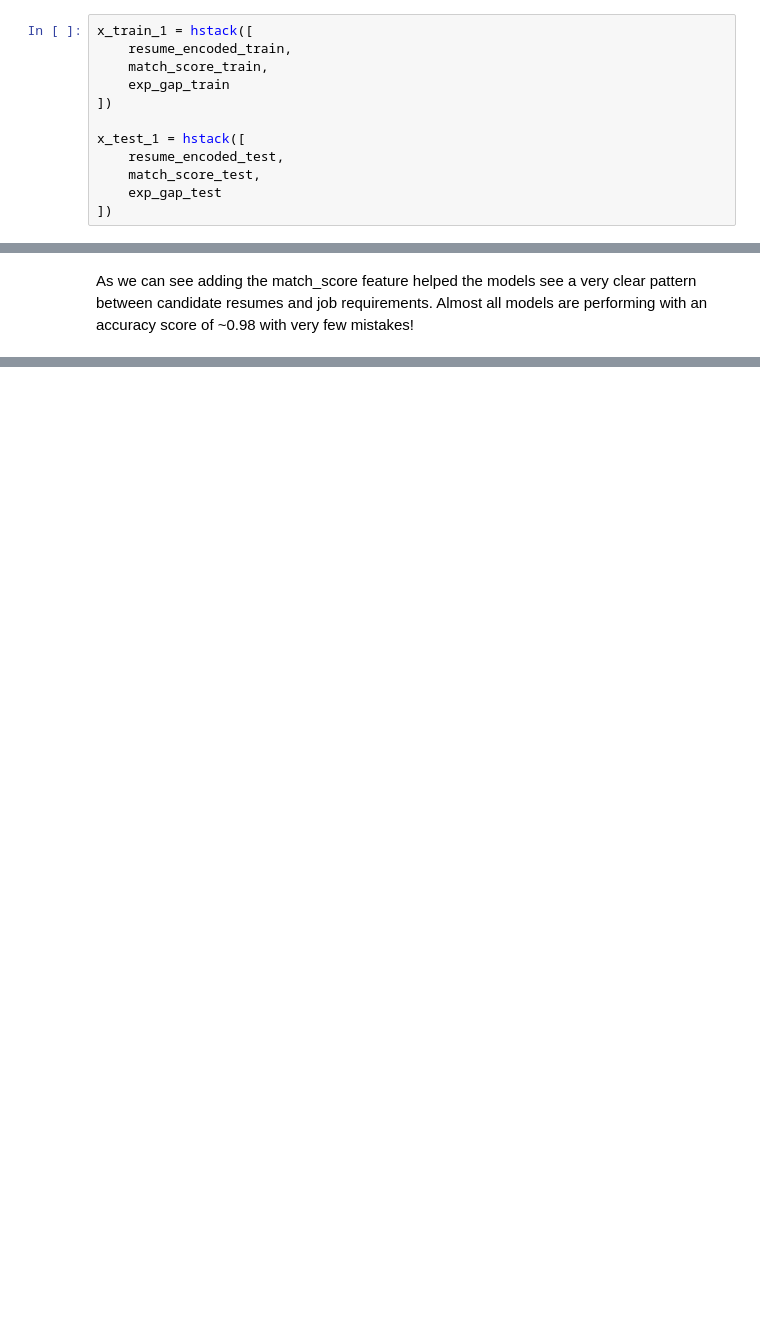
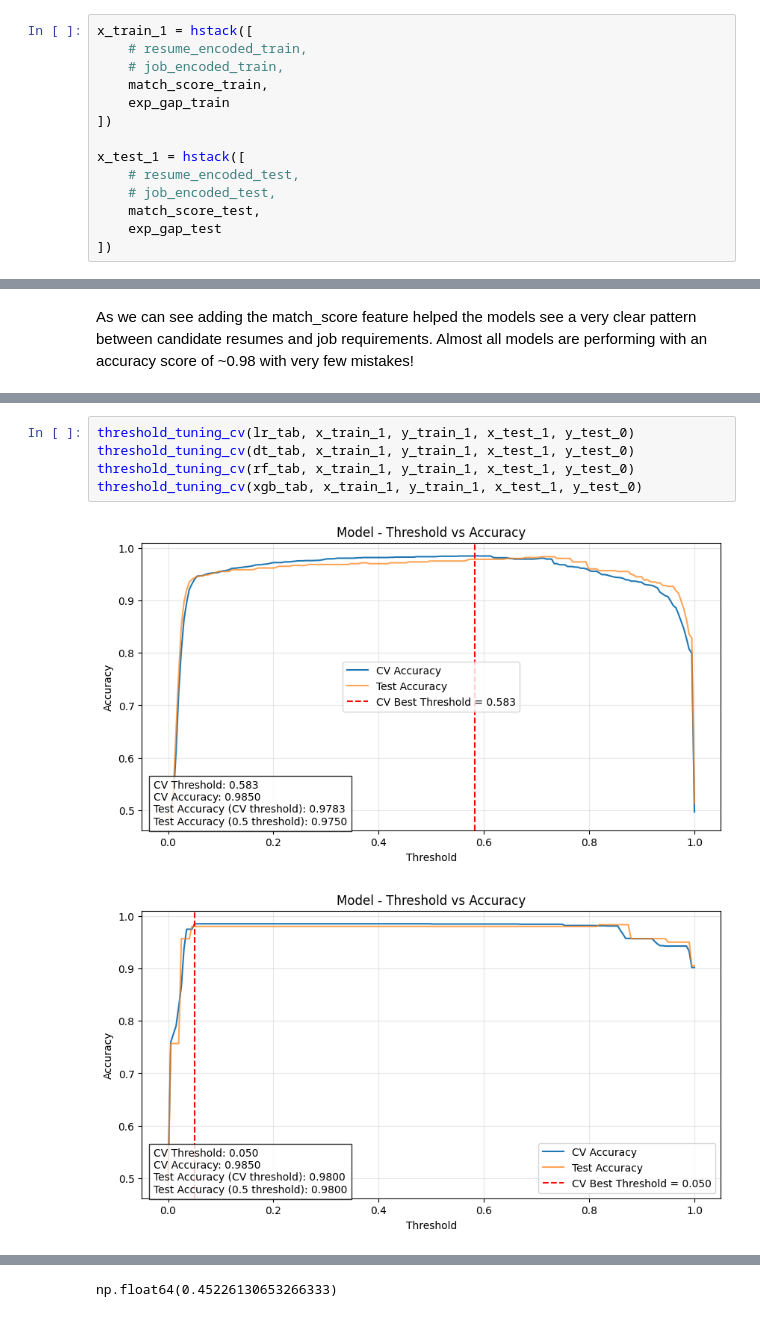
Before and after one commit to MuhammadAhmedHammad-sys/ResumeScreening, a Jupyter notebook: notebooks/exploration.ipynb, the cells around one changed output, grey strips where cells are left out. Cells and saved outputs as stored; diff of their text form; blank space fills up the shorter version.

```diff
--- a/notebooks/exploration.ipynb
+++ b/notebooks/exploration.ipynb
@@ -542,13 +545,15 @@ exp_gap_train = csr_matrix(x_train_1['experience_gap'].values.reshape(-1, 1))
 exp_gap_test = csr_matrix(x_test_1['experience_gap'].values.reshape(-1, 1))
 # %%
 x_train_1 = hstack([
-    resume_encoded_train,
+    # resume_encoded_train,
+    # job_encoded_train,
     match_score_train,
     exp_gap_train
 ])
 
 x_test_1 = hstack([
-    resume_encoded_test,
+    # resume_encoded_test,
+    # job_encoded_test,
     match_score_test,
     exp_gap_test
 ])
@@ -642,0 +728,8 @@ LogisticRegression.predict_proba(x_test_1[0])
+# %%
+threshold_tuning_cv(lr_tab, x_train_1, y_train_1, x_test_1, y_test_0)
+threshold_tuning_cv(dt_tab, x_train_1, y_train_1, x_test_1, y_test_0)
+threshold_tuning_cv(rf_tab, x_train_1, y_train_1, x_test_1, y_test_0)
+threshold_tuning_cv(xgb_tab, x_train_1, y_train_1, x_test_1, y_test_0)
+# %% [output]
+[figure, added]
+[figure, added]
@@ -642,0 +738 @@ LogisticRegression.predict_proba(x_test_1[0])
+np.float64(0.45226130653266333)
```
Also changed, not shown: parts of 23 cells of this notebook, 10 other files.
